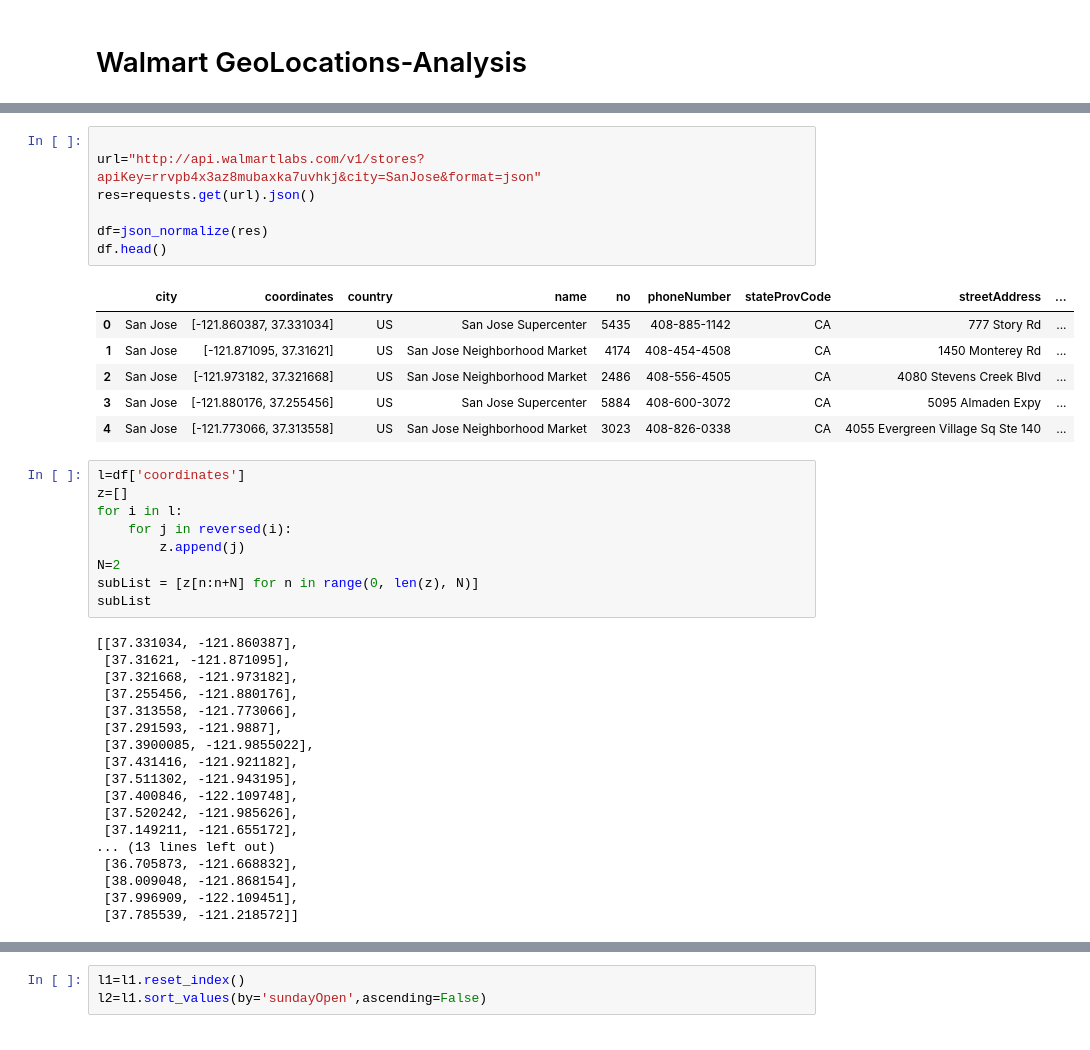
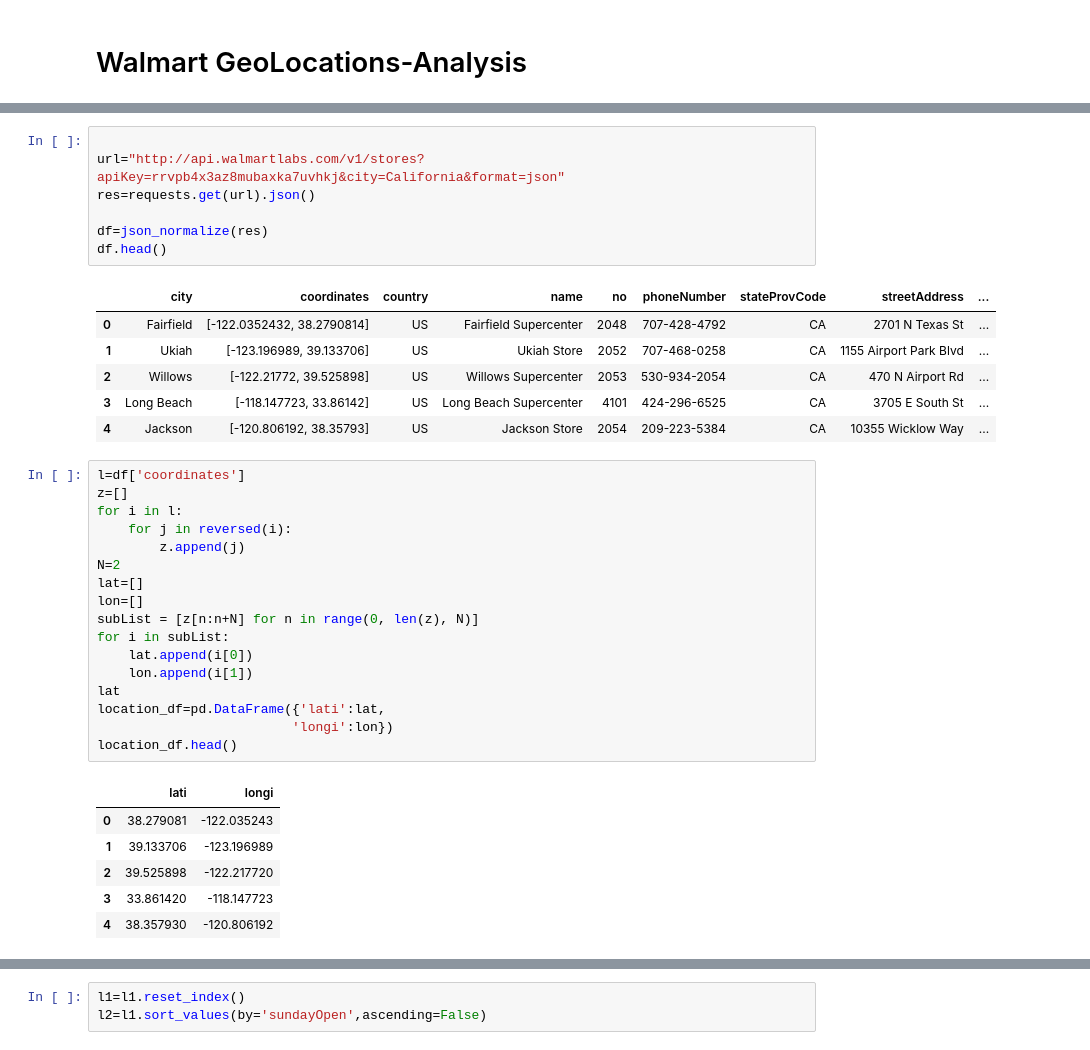
Before and after one commit to dhanup369/Python_Challenge, a Jupyter notebook: Walmart-Geo locations.ipynb, the cells around one changed output, grey strips where cells are left out. Cells and saved outputs as stored; diff of their text form.

```diff
--- a/Walmart-Geo locations.ipynb
+++ b/Walmart-Geo locations.ipynb
@@ -51,17 +30,17 @@ print(latitude, longitude)
 # %%
 
-url="http://api.walmartlabs.com/v1/stores?apiKey=rrvpb4x3az8mubaxka7uvhkj&city=SanJose&format=json"
+url="http://api.walmartlabs.com/v1/stores?apiKey=rrvpb4x3az8mubaxka7uvhkj&city=California&format=json"
 res=requests.get(url).json()
 
 df=json_normalize(res)
 df.head()
 # %% [output]
 |  | city | coordinates | country | name | no | phoneNumber | stateProvCode | streetAddress | ... |
-| 0 | San Jose | [-121.860387, 37.331034] | US | San Jose Supercenter | 5435 | 408-885-1142 | CA | 777 Story Rd | ... |
-| 1 | San Jose | [-121.871095, 37.31621] | US | San Jose Neighborhood Market | 4174 | 408-454-4508 | CA | 1450 Monterey Rd | ... |
-| 2 | San Jose | [-121.973182, 37.321668] | US | San Jose Neighborhood Market | 2486 | 408-556-4505 | CA | 4080 Stevens Creek Blvd | ... |
-| 3 | San Jose | [-121.880176, 37.255456] | US | San Jose Supercenter | 5884 | 408-600-3072 | CA | 5095 Almaden Expy | ... |
-| 4 | San Jose | [-121.773066, 37.313558] | US | San Jose Neighborhood Market | 3023 | 408-826-0338 | CA | 4055 Evergreen Village Sq Ste 140 | ... |
+| 0 | Fairfield | [-122.0352432, 38.2790814] | US | Fairfield Supercenter | 2048 | 707-428-4792 | CA | 2701 N Texas St | ... |
+| 1 | Ukiah | [-123.196989, 39.133706] | US | Ukiah Store | 2052 | 707-468-0258 | CA | 1155 Airport Park Blvd | ... |
+| 2 | Willows | [-122.21772, 39.525898] | US | Willows Supercenter | 2053 | 530-934-2054 | CA | 470 N Airport Rd | ... |
+| 3 | Long Beach | [-118.147723, 33.86142] | US | Long Beach Supercenter | 4101 | 424-296-6525 | CA | 3705 E South St | ... |
+| 4 | Jackson | [-120.806192, 38.35793] | US | Jackson Store | 2054 | 209-223-5384 | CA | 10355 Wicklow Way | ... |
 # %%
 l=df['coordinates']
 z=[]
@@ -69,23 +48,20 @@ for i in l:
     for j in reversed(i):
         z.append(j)
 N=2
+lat=[]
+lon=[]
 subList = [z[n:n+N] for n in range(0, len(z), N)]
-subList
+for i in subList:
+    lat.append(i[0])
+    lon.append(i[1])
+lat
+location_df=pd.DataFrame({'lati':lat,
+                         'longi':lon})
+location_df.head()
 # %% [output]
-[[37.331034, -121.860387],
- [37.31621, -121.871095],
- [37.321668, -121.973182],
- [37.255456, -121.880176],
- [37.313558, -121.773066],
- [37.291593, -121.9887],
- [37.3900085, -121.9855022],
- [37.431416, -121.921182],
- [37.511302, -121.943195],
- [37.400846, -122.109748],
- [37.520242, -121.985626],
- [37.149211, -121.655172],
-... (13 lines left out)
- [36.705873, -121.668832],
- [38.009048, -121.868154],
- [37.996909, -122.109451],
- [37.785539, -121.218572]]
+|  | lati | longi |
+| 0 | 38.279081 | -122.035243 |
+| 1 | 39.133706 | -123.196989 |
+| 2 | 39.525898 | -122.217720 |
+| 3 | 33.861420 | -118.147723 |
+| 4 | 38.357930 | -120.806192 |
```
Also changed, not shown: parts of 33 cells of this notebook, 7 other files.
